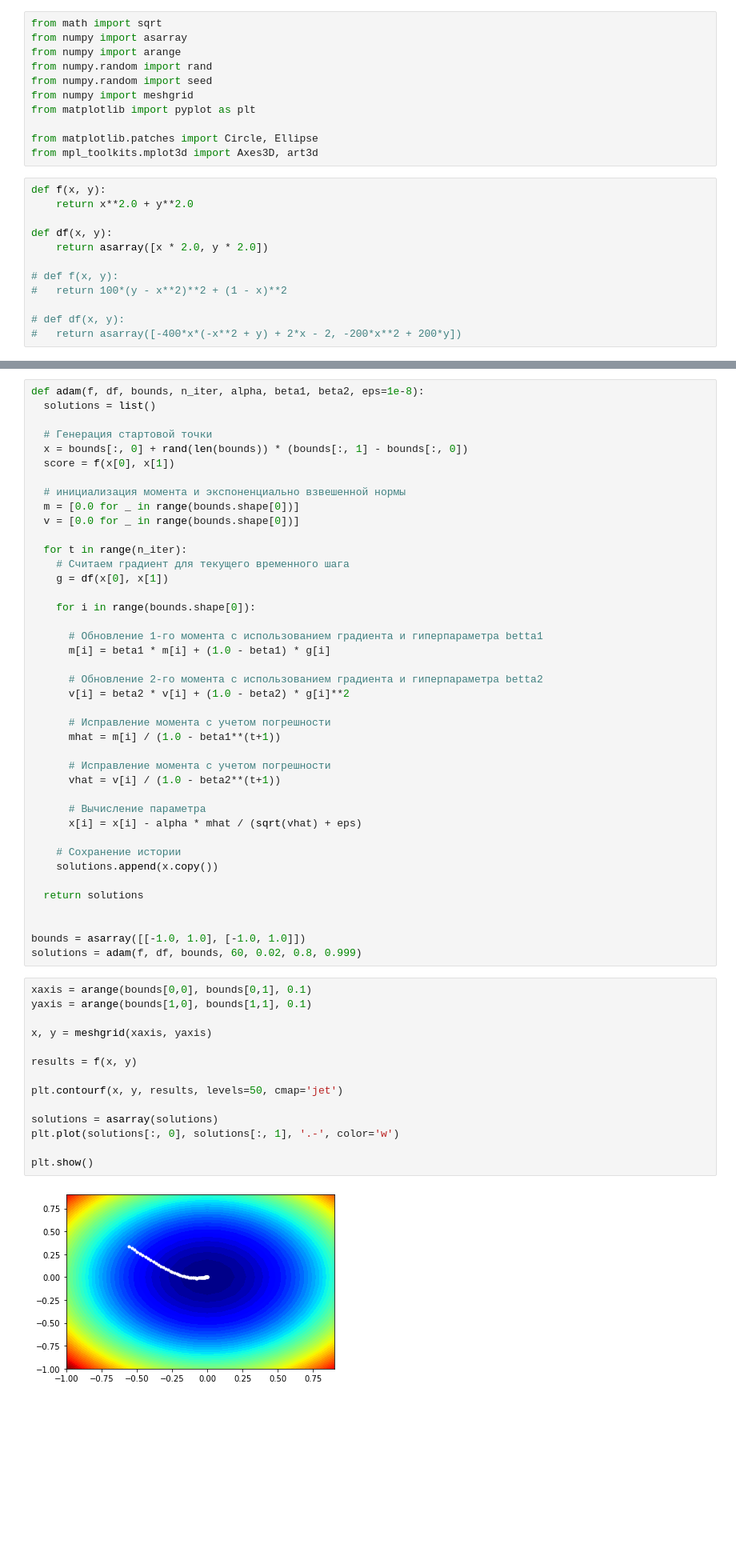
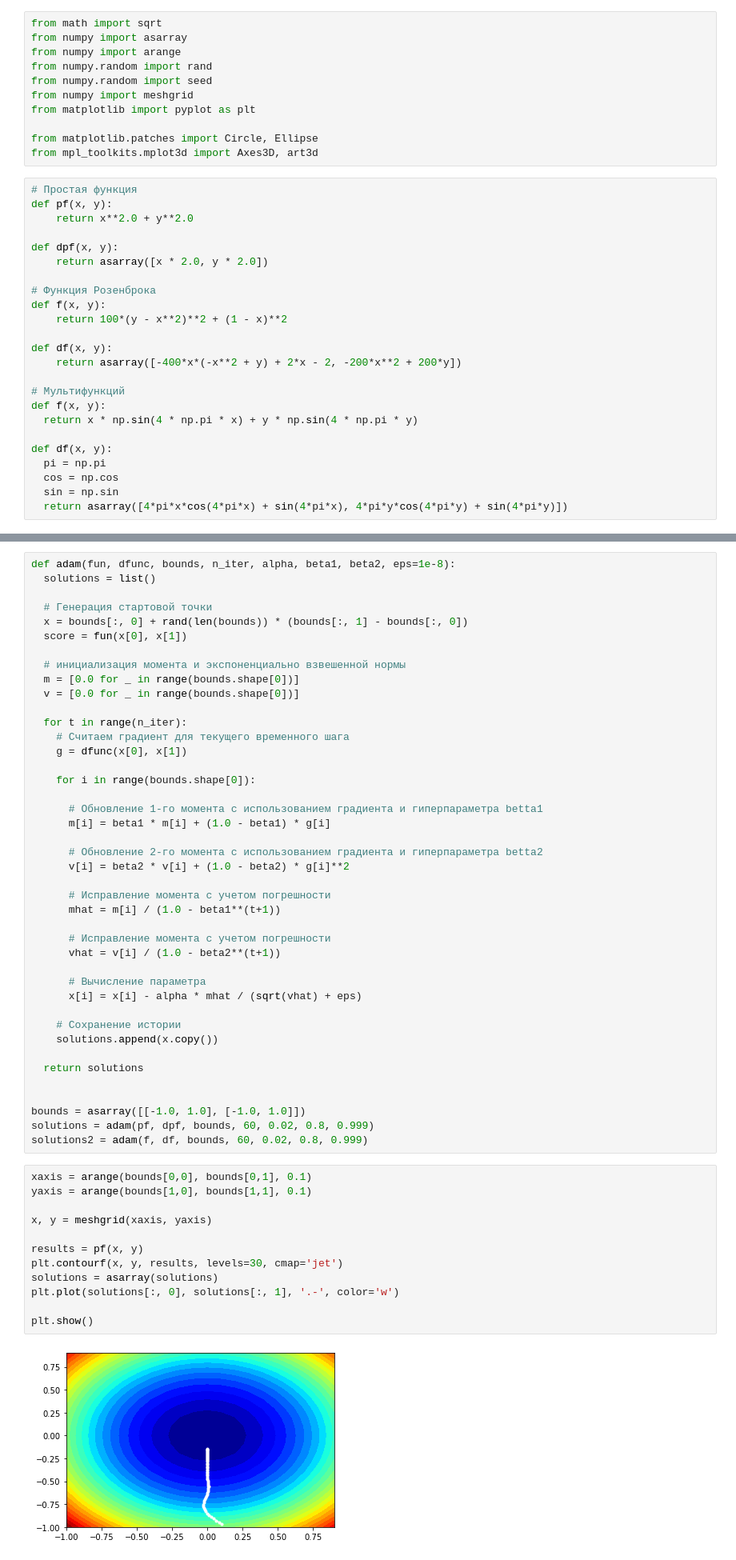
Before and after one commit to patison5/FAIntelligence, a Jupyter notebook: Градиентный_спуск_(классический_менающийся_learning_rate__Adam).ipynb, the cells around one changed output, grey strips where cells are left out. Shown at 80% size. Cells and saved outputs as stored; diff of their text form; blank space fills up the shorter version.

```diff
--- a/Градиентный_спуск_(классический_менающийся_learning_rate__Adam).ipynb
+++ b/Градиентный_спуск_(классический_менающийся_learning_rate__Adam).ipynb
@@ -113,17 +113,29 @@ from matplotlib import pyplot as plt
 from matplotlib.patches import Circle, Ellipse
 from mpl_toolkits.mplot3d import Axes3D, art3d
 # %%
-def f(x, y):
+# Простая функция
+def pf(x, y):
 	return x**2.0 + y**2.0
 
-def df(x, y):
+def dpf(x, y):
 	return asarray([x * 2.0, y * 2.0])
 
-# def f(x, y):
-# 	return 100*(y - x**2)**2 + (1 - x)**2
+# Функция Розенброка
+def f(x, y):
+	return 100*(y - x**2)**2 + (1 - x)**2
 
-# def df(x, y):
-# 	return asarray([-400*x*(-x**2 + y) + 2*x - 2, -200*x**2 + 200*y])
+def df(x, y):
+	return asarray([-400*x*(-x**2 + y) + 2*x - 2, -200*x**2 + 200*y])
+
+# Мультифункций
+def f(x, y):
+  return x * np.sin(4 * np.pi * x) + y * np.sin(4 * np.pi * y)
+
+def df(x, y):
+  pi = np.pi
+  cos = np.cos
+  sin = np.sin
+  return asarray([4*pi*x*cos(4*pi*x) + sin(4*pi*x), 4*pi*y*cos(4*pi*y) + sin(4*pi*y)])
 # %%
 r_min, r_max = -1.0, 1.0
 
@@ -144,10 +162,10 @@ plt.show()
 # %%
-def adam(f, df, bounds, n_iter, alpha, beta1, beta2, eps=1e-8):
+def adam(fun, dfunc, bounds, n_iter, alpha, beta1, beta2, eps=1e-8):
   solutions = list()
 
   # Генерация стартовой точки
   x = bounds[:, 0] + rand(len(bounds)) * (bounds[:, 1] - bounds[:, 0])
-  score = f(x[0], x[1])
+  score = fun(x[0], x[1])
 
   # инициализация момента и экспоненциально взвешенной нормы
   m = [0.0 for _ in range(bounds.shape[0])]
@@ -155,7 +173,7 @@ def adam(f, df, bounds, n_iter, alpha, beta1, beta2, eps=1e-8):
 
   for t in range(n_iter):
     # Считаем градиент для текущего временного шага
-    g = df(x[0], x[1])
+    g = dfunc(x[0], x[1])
 
     for i in range(bounds.shape[0]):
 
@@ -181,20 +199,19 @@ def adam(f, df, bounds, n_iter, alpha, beta1, beta2, eps=1e-8):
 
 
 bounds = asarray([[-1.0, 1.0], [-1.0, 1.0]])
-solutions = adam(f, df, bounds, 60, 0.02, 0.8, 0.999)
+solutions = adam(pf, dpf, bounds, 60, 0.02, 0.8, 0.999)
+solutions2 = adam(f, df, bounds, 60, 0.02, 0.8, 0.999)
 # %%
 xaxis = arange(bounds[0,0], bounds[0,1], 0.1)
 yaxis = arange(bounds[1,0], bounds[1,1], 0.1)
 
 x, y = meshgrid(xaxis, yaxis)
 
-results = f(x, y)
-
-plt.contourf(x, y, results, levels=50, cmap='jet')
-
+results = pf(x, y)
+plt.contourf(x, y, results, levels=30, cmap='jet')
 solutions = asarray(solutions)
 plt.plot(solutions[:, 0], solutions[:, 1], '.-', color='w')
 
 plt.show()
 # %% [output]
-[figure, old version]
+[figure, new version]
```
Also changed, not shown: parts of 5 cells of this notebook.
